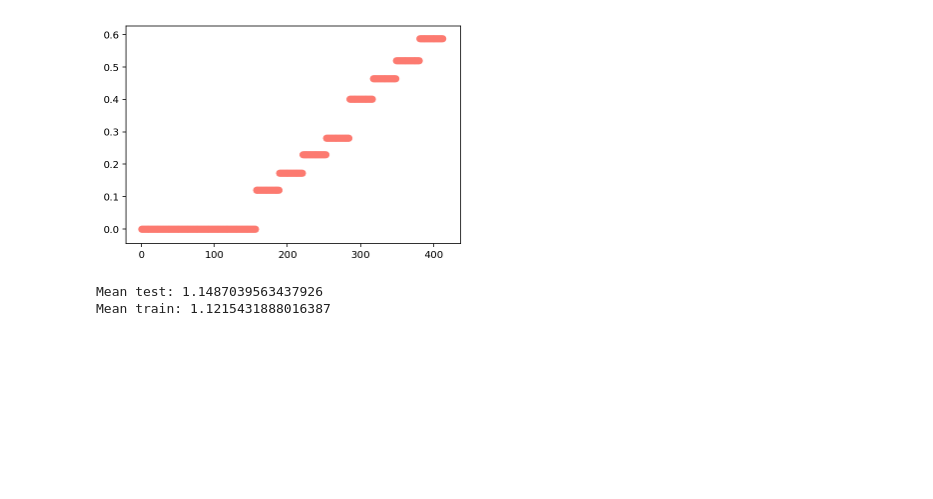
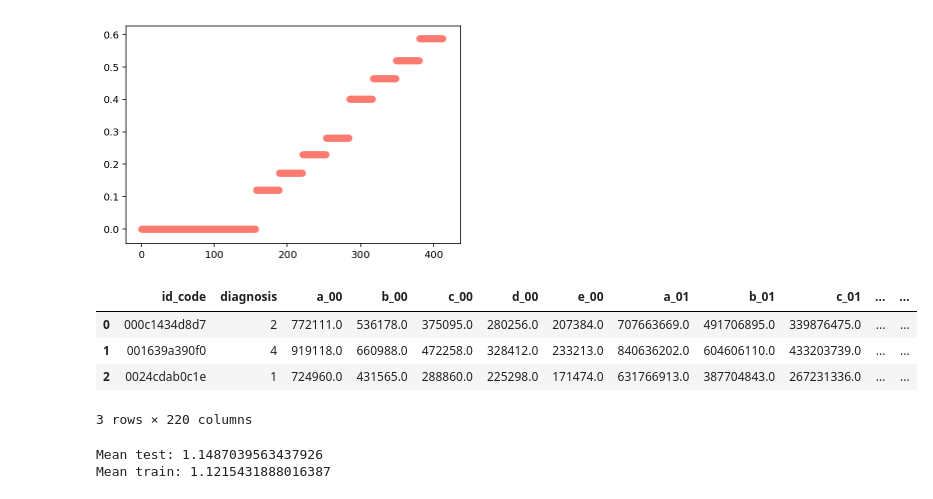
Before and after one commit to AndreaAmico/kaggle, a Jupyter notebook: aptos/notebooks/baseline.ipynb, the cells around one changed output. Cells and saved outputs as stored; diff of their text form; code cells hidden in the pictures; blank space fills up the shorter version.

```diff
--- a/aptos/notebooks/baseline.ipynb
+++ b/aptos/notebooks/baseline.ipynb
@@ -226,7 +226,14 @@ for i in range(413):
 # %%
 ## Cutting last columns, containing too many NaNs
 df_train = pd.read_csv(f'{ROOT_PATH}/data/train_big_feature.csv', index_col=0).iloc[:,:220]
 df_train = df_train.fillna(df_train.median())
+df_train.head(3)
+# %% [output]
+|  | id_code | diagnosis | a_00 | b_00 | c_00 | d_00 | e_00 | a_01 | b_01 | c_01 | ... | ... |
+| 0 | 000c1434d8d7 | 2 | 772111.0 | 536178.0 | 375095.0 | 280256.0 | 207384.0 | 707663669.0 | 491706895.0 | 339876475.0 | ... | ... |
+| 1 | 001639a390f0 | 4 | 919118.0 | 660988.0 | 472258.0 | 328412.0 | 233213.0 | 840636202.0 | 604606110.0 | 433203739.0 | ... | ... |
+| 2 | 0024cdab0c1e | 1 | 724960.0 | 431565.0 | 288860.0 | 225298.0 | 171474.0 | 631766913.0 | 387704843.0 | 267231336.0 | ... | ... |
+3 rows × 220 columns
 # %%
 from sklearn.preprocessing import Normalizer
 
```
Also changed, not shown: 13 other files.
